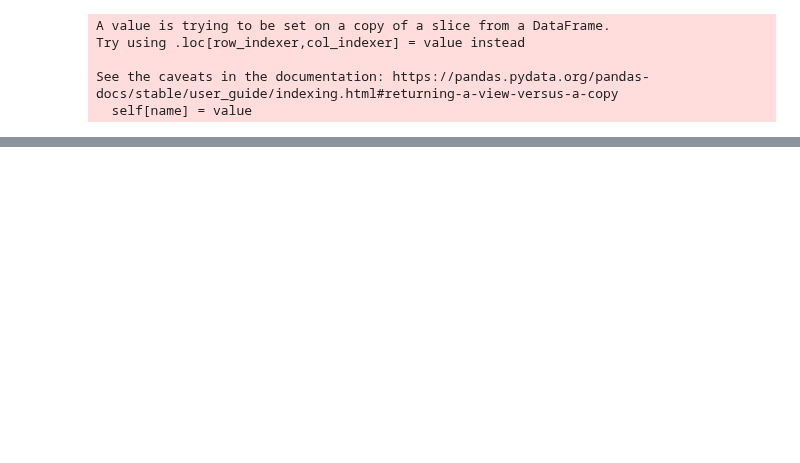
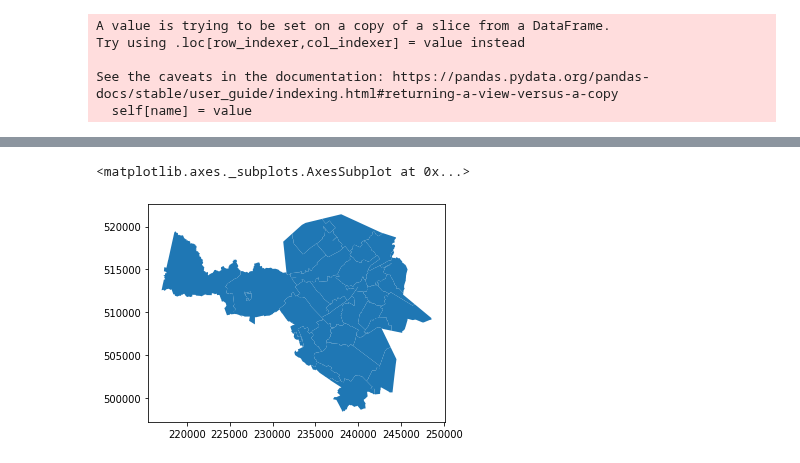
Before and after one commit to BramblePie/FlaskReact, a Jupyter notebook: flask-backend/Huisprijzen.ipynb, the cells around one changed output, grey strips where cells are left out. Cells and saved outputs as stored; diff of their text form; code cells hidden in the pictures; blank space fills up the shorter version.

```diff
--- a/flask-backend/Huisprijzen.ipynb
+++ b/flask-backend/Huisprijzen.ipynb
@@ -60,4 +60,5 @@ postcode.head()
 | 3 | 8471 | Weststellingwerf | None |
 | 4 | 7231 | Zutphen | None |
 # %%
+postcode = postcode[['postcode','gemeente']]
 # data4 = pd.merge(data2, postcode,left_on='postcode',right_on='PostcodeNummers')
@@ -79,0 +81,2 @@ ok.to_csv('data/link/dataset.csv')
+# %%
+gemdata = ok.loc[ok['gemeente'] == gemeenteinput]
@@ -79,0 +103,5 @@ ok.to_csv('data/link/dataset.csv')
+# %%
+gemdata.plot()
+# %% [output]
+<matplotlib.axes._subplots.AxesSubplot at 0x...>
+[figure, added]
```
Also changed, not shown: parts of 6 cells of this notebook, 1 other file.
